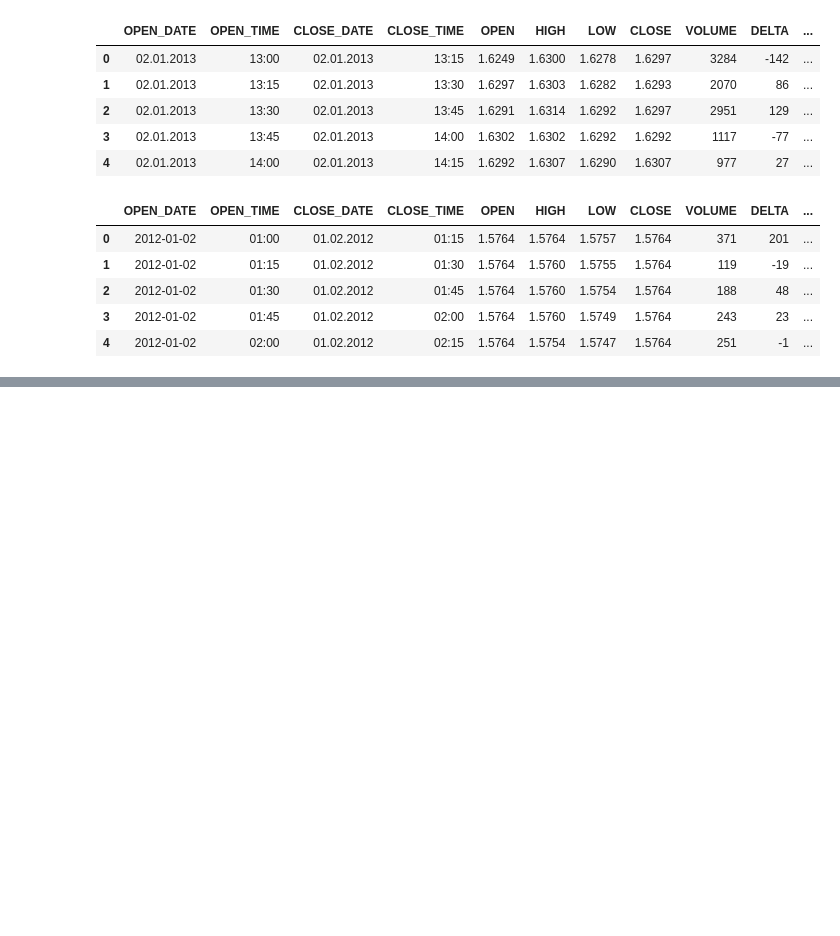
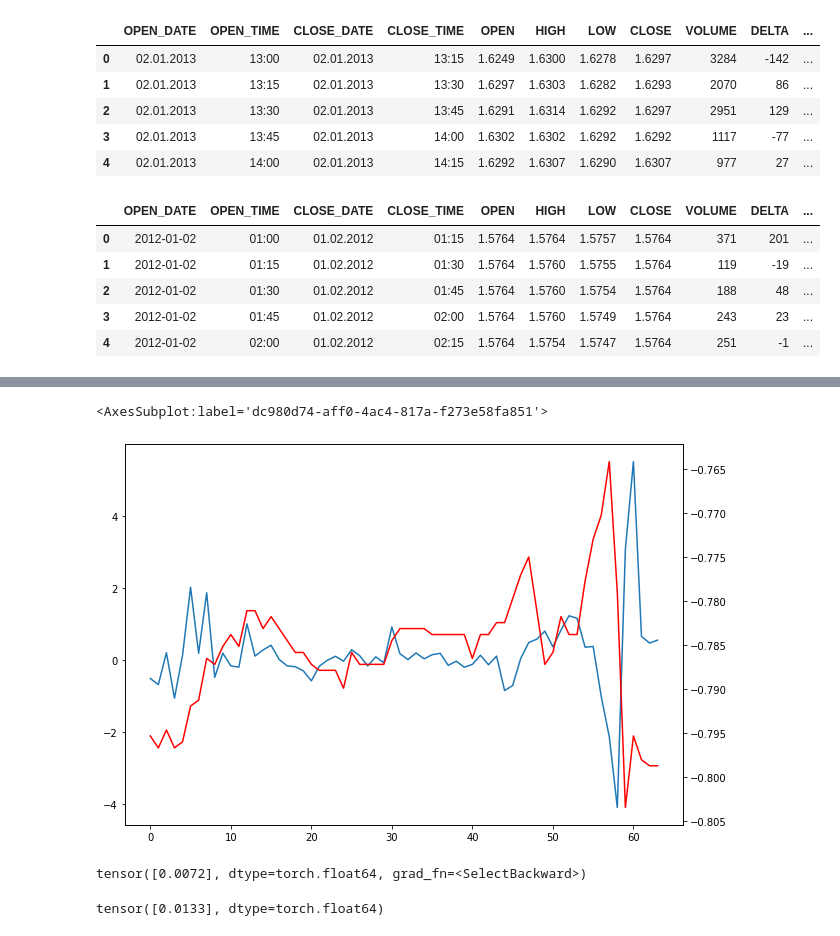
Before and after one commit to bstanie/beautiful-creature, a Jupyter notebook: notebooks/experiments.ipynb, the cells around one changed output, grey strips where cells are left out. Cells and saved outputs as stored; diff of their text form; code cells hidden in the pictures; blank space fills up the shorter version.

```diff
--- a/notebooks/experiments.ipynb
+++ b/notebooks/experiments.ipynb
@@ -40,0 +54,5 @@ len(df)
+# %%
+x_scaler = StandardScaler()
+x_scaler.fit(df[["OPEN","HIGH","LOW","CLOSE","VOLUME","DELTA","ASK","BID"]])
+y_scaler = StandardScaler()
+y_scaler.fit(df[["CLOSE"]])
@@ -69,8 +93,6 @@ test_files = df["FILE"].unique()[-1:]
 X_train, y_train = create_data(train_files)
 X_test, y_test = create_data(test_files)
 # %%
-batch_size = 32
-
 class GBPDataset(Dataset):
 
     def __init__(self, X, y):
@@ -85,10 +107,10 @@ class GBPDataset(Dataset):
 
 
 train_dataset = GBPDataset(X_train,y_train)
-train_loader = DataLoader(train_dataset, batch_size=batch_size)
+train_loader = DataLoader(train_dataset, batch_size=model_params["batch_size"])
 
 val_dataset = GBPDataset(X_test,y_test)
-val_loader = DataLoader(val_dataset, batch_size=batch_size)
+val_loader = DataLoader(val_dataset, batch_size=model_params["batch_size"])
 
 next(iter(val_dataset))
 # %% [output]
@@ -113,11 +135,16 @@ next(iter(val_dataset))
 class StasNet(nn.Module):
 
     def __init__(self):
-        super(self,StasNet).__init__()
-        self.lstm1 = nn.LSTM(8, 10)
-        self.lstm2 = nn.LSTM(10, 8)
+        super(StasNet, self).__init__()
+        self.lstm1 = nn.LSTM(8, 6)
+        self.lstm2 = nn.LSTM(6,6)
+        self.fc = nn.Linear(6,1)
 
-    def forward(x):
+    def forward(self, x):
         x, _ = self.lstm1(x)
         x, _ = self.lstm2(x)
-        return x[:,-1,:]
+        x = self.fc(x[:,-1,:])
+        return x
+
+out = StasNet().double()(next(iter(train_loader))[0])
+out
@@ -123,0 +255,25 @@ class StasNet(nn.Module):
+# %%
+val_loader_iter = iter(val_loader)
+# %%
+data = next(val_loader_iter)
+inputs, predictions = data
+inputs = inputs.to(device)
+outputs = model(inputs)
+
+plt.figure(figsize=(10,7))
+e_input = pd.DataFrame(inputs[0].detach().numpy(),columns=cols_to_use)
+e_input["DELTA"].plot()
+ax1 = plt.gca()
+ax2 = ax1.twinx()
+e_input["CLOSE"].plot(color="red")
+# %% [output]
+<AxesSubplot:label='dc980d74-aff0-4ac4-817a-f273e58fa851'>
+[figure, added]
+# %%
+outputs[0]
+# %% [output]
+tensor([0.0072], dtype=torch.float64, grad_fn=<SelectBackward>)
+# %%
+predictions[0]
+# %% [output]
+tensor([0.0133], dtype=torch.float64)
```
Also changed, not shown: parts of 10 cells of this notebook, 13 other files.
